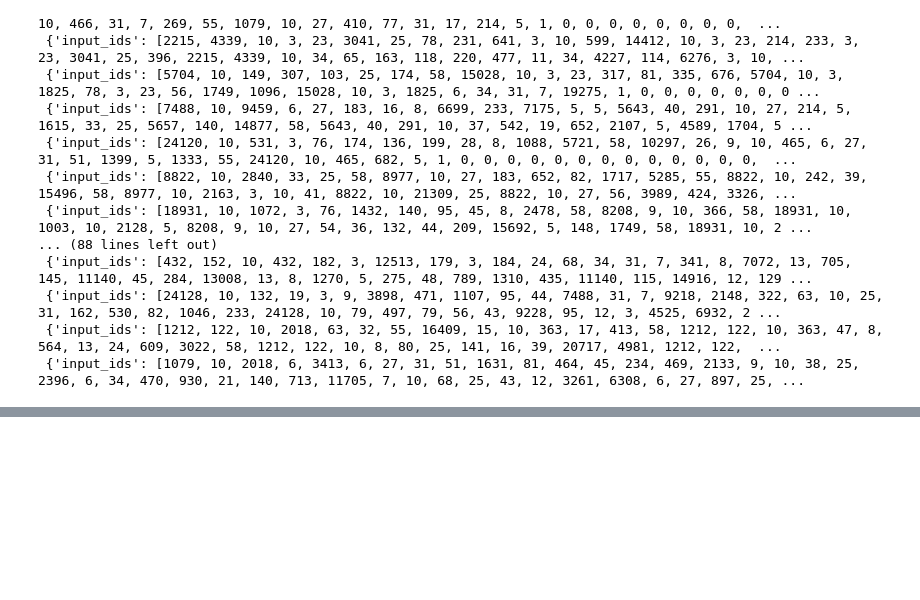
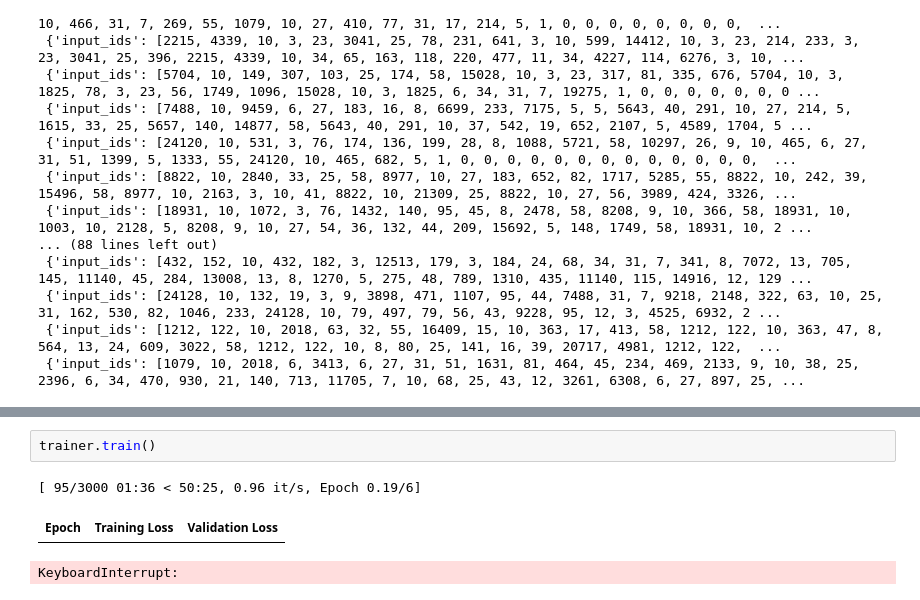
Before and after one commit to mihirgupta665/PRIME-AI-And-ML-, a Jupyter notebook: 11_Advance_Deep_Learning/3_Text_Summarizer_Application_Transformer/1_Text_Summarizer_Project.ipynb, the cells around one changed output, grey strips where cells are left out. Drawn from its saved outputs; the diff is of its cells as text; blank space fills up the shorter version.

Commit message:
Training Arguments defined

```diff
--- a/11_Advance_Deep_Learning/3_Text_Summarizer_Application_Transformer/1_Text_Summarizer_Project.ipynb
+++ b/11_Advance_Deep_Learning/3_Text_Summarizer_Application_Transformer/1_Text_Summarizer_Project.ipynb
@@ -112,0 +161,6 @@ train_dataset
+# %%
+trainer.train()
+# %% [output]
+[ 95/3000 01:36 < 50:25, 0.96 it/s, Epoch 0.19/6]
+| Epoch | Training Loss | Validation Loss |
+KeyboardInterrupt:
```
Also changed, not shown: parts of 7 cells of this notebook.
